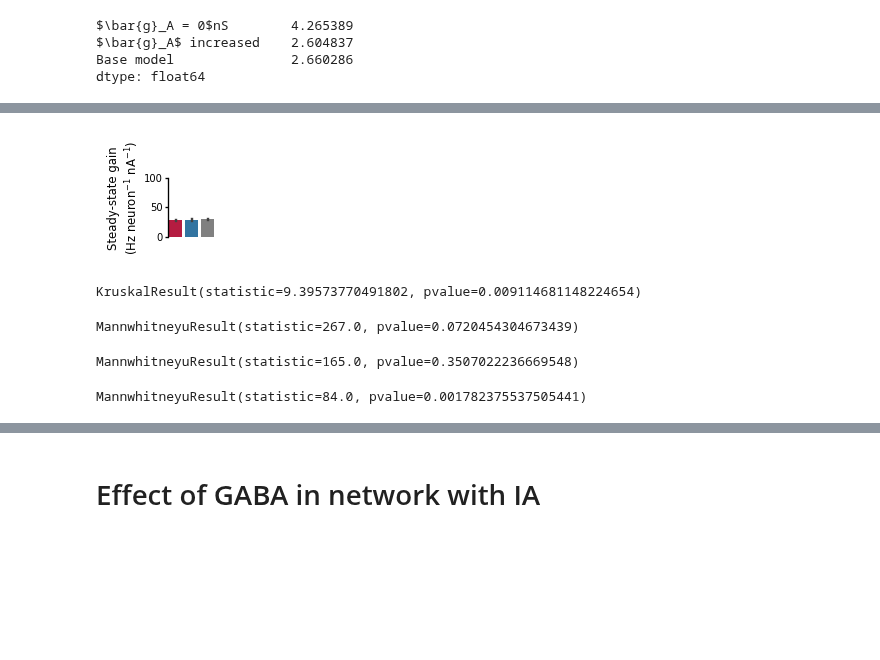
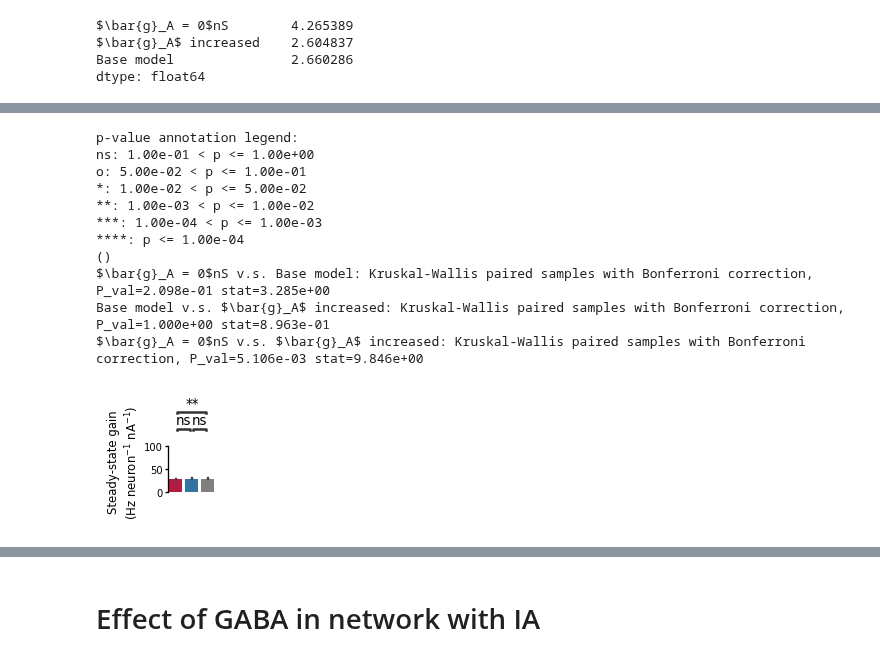
Before and after one commit to nauralcodinglab/raphegif, a Jupyter notebook: figs/scripts/writeup/gain_illustration.ipynb, the cells around one changed output, grey strips where cells are left out. Drawn from its saved outputs; the diff is of its cells as text; code cells hidden in the pictures; blank space fills up the shorter version.

```diff
--- a/figs/scripts/writeup/gain_illustration.ipynb
+++ b/figs/scripts/writeup/gain_illustration.ipynb
@@ -524,64 +549,66 @@ KruskalResult(statistic=52.459016393442624, pvalue=4.061339800128413e-12)
 # %%
 plt.figure(figsize=(1.0, 1))
 
 plt.subplot(111)
-sns.barplot(
+plt.subplots_adjust(left=0.55, bottom=0.2, top=0.70, right=0.95)
+plt.ylim(gain_barplot_ylim)
+ax = sns.barplot(
     x='variable',
     y='value',
     data = pd.DataFrame({
         'Base model': get_gain_ss('DRN', 'base', 'subsample_base', 'Principal PSTH'),
         r'$\bar{g}_A = 0$nS': get_gain_ss('DRN', 'base', 'subsample_noIA', 'Principal PSTH'),
         r'$\bar{g}_A$ increased': get_gain_ss('DRN', 'base', 'subsample_fixedIA', 'Principal PSTH')
     }).melt(),
     order=[r'$\bar{g}_A = 0$nS', 'Base model', r'$\bar{g}_A$ increased'],
     palette = [colors['4AP'], colors['ser'], 'gray'],
     ci='sd'
 )
+add_stat_annotation(
+    ax=ax,
+    plot='barplot',
+    x='variable',
+    y='value',
+    order=[r'$\bar{g}_A = 0$nS', 'Base model', r'$\bar{g}_A$ increased'],
+    data = pd.DataFrame({
+        'Base model': get_gain_ss('DRN', 'base', 'subsample_base', 'Principal PSTH'),
+        r'$\bar{g}_A = 0$nS': get_gain_ss('DRN', 'base', 'subsample_noIA', 'Principal PSTH'),
+        r'$\bar{g}_A$ increased': get_gain_ss('DRN', 'base', 'subsample_fixedIA', 'Principal PSTH')
+    }).melt(),
+    comparisons_correction='bonferroni',
+    test='Kruskal',
+    box_pairs=[
+        (r'$\bar{g}_A = 0$nS', 'Base model'),
+        ('Base model', r'$\bar{g}_A$ increased'),
+        (r'$\bar{g}_A = 0$nS', r'$\bar{g}_A$ increased')
+    ],
+    pvalue_thresholds=pvalue_thresholds,
+    loc='outside'
+)
 plt.ylabel('Steady-state gain\n(Hz neuron$^{-1}$ nA$^{-1}$)')
 plt.xlabel('')
 plt.xticks([], rotation=45, ha='right')
-plt.ylim(gain_barplot_ylim)
+
 
 pltools.hide_border('trb', trim=True)
 
-plt.subplots_adjust(left=0.55, bottom=0.2, top=0.85, right=0.95)
 
 if IMG_PATH is not None:
     plt.savefig(os.path.join(IMG_PATH, 'IA_and_ss_gain.png'))
+    plt.savefig(os.path.join(IMG_PATH, 'IA_and_ss_gain.svg'))
 # %% [output]
+p-value annotation legend:
+ns: 1.00e-01 < p <= 1.00e+00
+o: 5.00e-02 < p <= 1.00e-01
+*: 1.00e-02 < p <= 5.00e-02
+**: 1.00e-03 < p <= 1.00e-02
+***: 1.00e-04 < p <= 1.00e-03
+****: p <= 1.00e-04
+()
+$\bar{g}_A = 0$nS v.s. Base model: Kruskal-Wallis paired samples with Bonferroni correction, P_val=2.098e-01 stat=3.285e+00
+Base model v.s. $\bar{g}_A$ increased: Kruskal-Wallis paired samples with Bonferroni correction, P_val=1.000e+00 stat=8.963e-01
+$\bar{g}_A = 0$nS v.s. $\bar{g}_A$ increased: Kruskal-Wallis paired samples with Bonferroni correction, P_val=5.106e-03 stat=9.846e+00
-[figure, old version]
+[figure, new version]
-# %%
-stats.kruskal(
-    get_gain_ss('DRN', 'base', 'subsample_base', 'Principal PSTH'),
-    get_gain_ss('DRN', 'base', 'subsample_noIA', 'Principal PSTH'),
-    get_gain_ss('DRN', 'base', 'subsample_fixedIA', 'Principal PSTH'),
-)
-# %% [output]
-KruskalResult(statistic=9.39573770491802, pvalue=0.009114681148224654)
-# %%
-stats.mannwhitneyu(
-    get_gain_ss('DRN', 'base', 'subsample_base', 'Principal PSTH'),
-    get_gain_ss('DRN', 'base', 'subsample_noIA', 'Principal PSTH'),
-    alternative='two-sided'
-)
-# %% [output]
-MannwhitneyuResult(statistic=267.0, pvalue=0.0720454304673439)
-# %%
-stats.mannwhitneyu(
-    get_gain_ss('DRN', 'base', 'subsample_base', 'Principal PSTH'),
-    get_gain_ss('DRN', 'base', 'subsample_fixedIA', 'Principal PSTH'),
-    alternative='two-sided'
-)
-# %% [output]
-MannwhitneyuResult(statistic=165.0, pvalue=0.3507022236669548)
-# %%
-stats.mannwhitneyu(
-    get_gain_ss('DRN', 'base', 'subsample_noIA', 'Principal PSTH'),
-    get_gain_ss('DRN', 'base', 'subsample_fixedIA', 'Principal PSTH'),
-    alternative='two-sided'
-)
-# %% [output]
-MannwhitneyuResult(statistic=84.0, pvalue=0.001782375537505441)
 # %%
 plt.figure(figsize=(1.0, 1))
 
```
Also changed, not shown: parts of 24 cells of this notebook.
